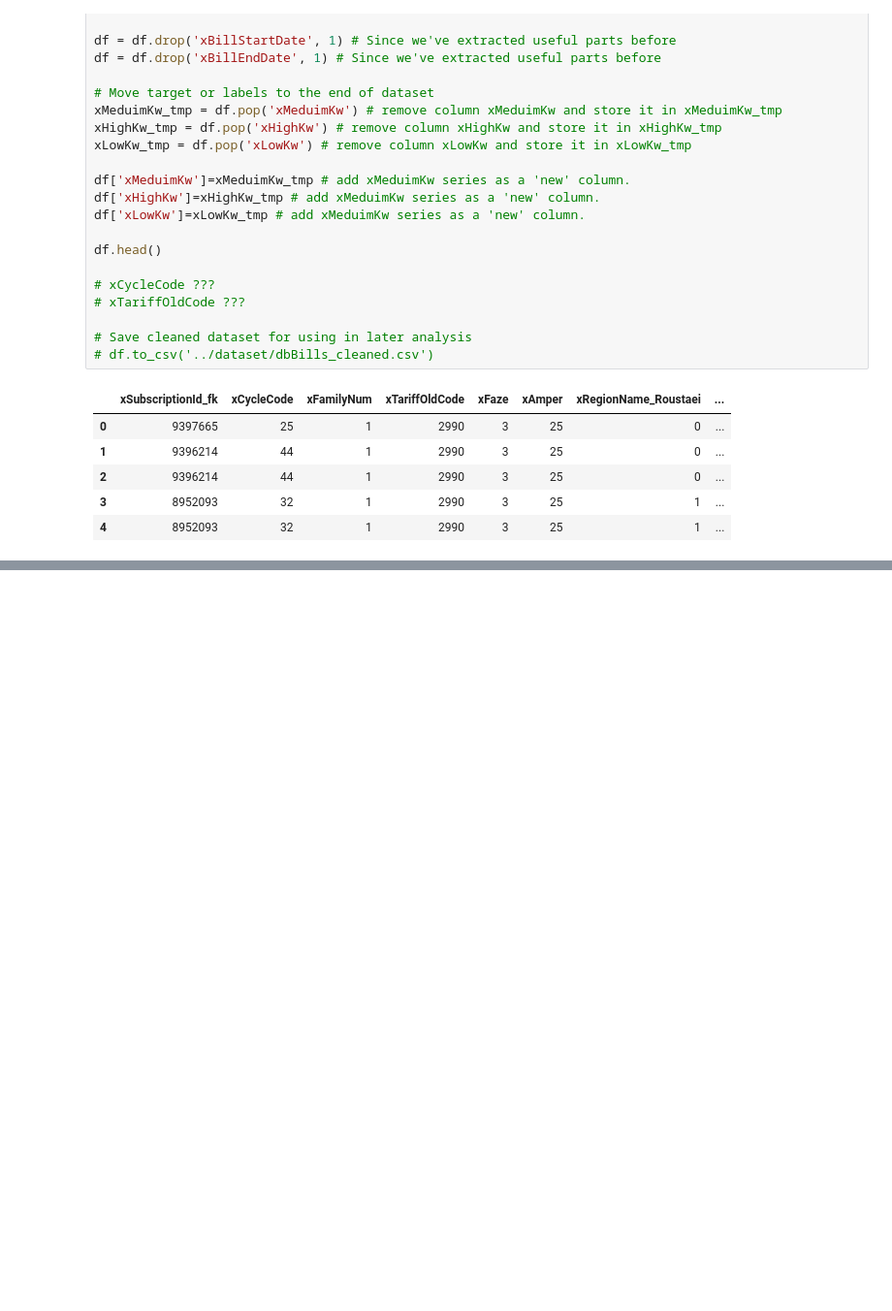
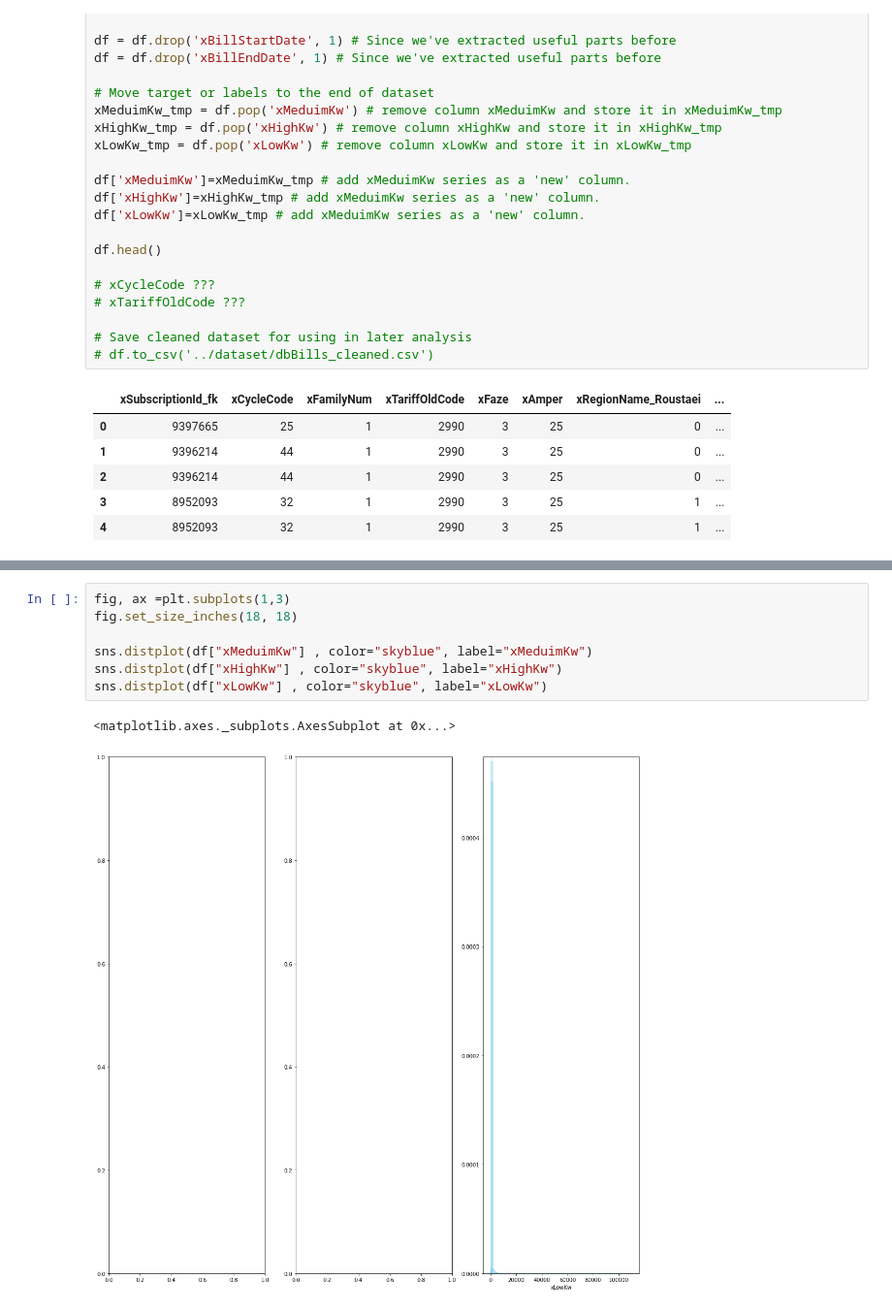
Before and after one commit to pbarjoueian/ecp, a Jupyter notebook: notebook/ecp.ipynb, the cells around one changed output, grey strips where cells are left out. Shown: that part at 97% size. Drawn from its saved outputs; the diff is of its cells as text; blank space fills up the shorter version.

```diff
--- a/notebook/ecp.ipynb
+++ b/notebook/ecp.ipynb
@@ -176,0 +235,10 @@ df.head()
+# %%
+fig, ax =plt.subplots(1,3)
+fig.set_size_inches(18, 18)
+
+sns.distplot(df["xMeduimKw"] , color="skyblue", label="xMeduimKw")
+sns.distplot(df["xHighKw"] , color="skyblue", label="xHighKw")
+sns.distplot(df["xLowKw"] , color="skyblue", label="xLowKw")
+# %% [output]
+<matplotlib.axes._subplots.AxesSubplot at 0x...>
+[figure, added]
```
Also changed, not shown: parts of 19 cells of this notebook, 1 other file.
